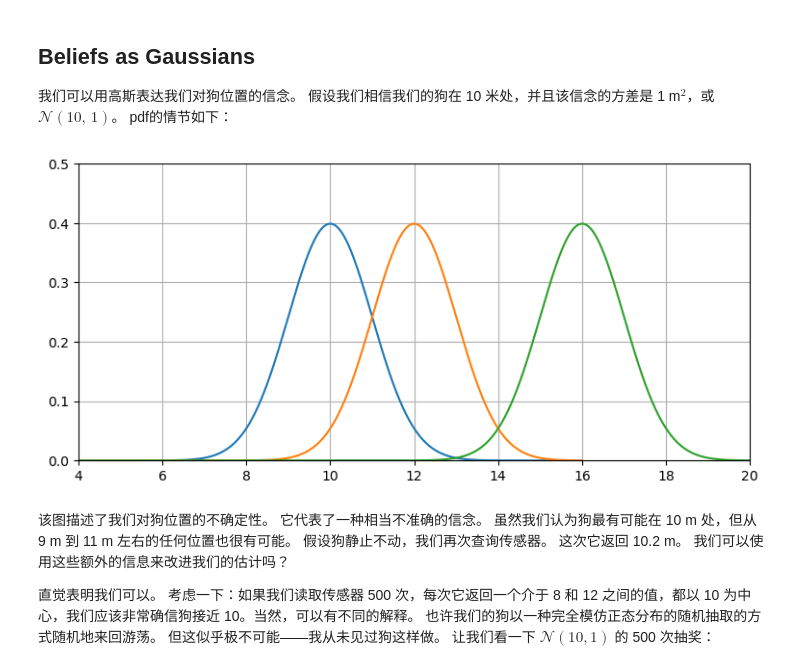
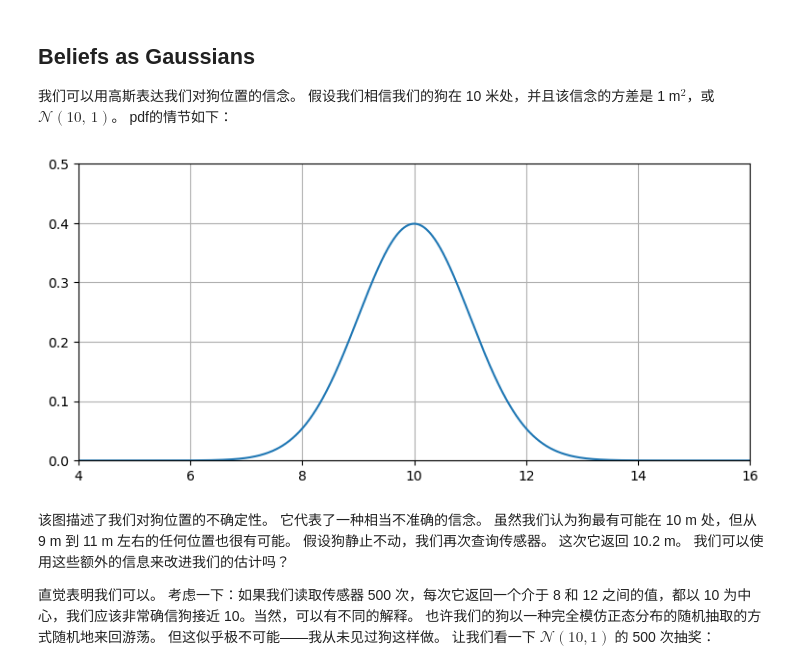
Before and after one commit to duyongquan/LTSLAM, a Jupyter notebook: xslam/xslam/kalman_filter/ch04-One-Dimensional-Kalman-Filters.ipynb, the cells around one changed output. Cells and saved outputs as stored; diff of their text form; code cells hidden in the pictures.

```diff
--- a/xslam/xslam/kalman_filter/ch04-One-Dimensional-Kalman-Filters.ipynb
+++ b/xslam/xslam/kalman_filter/ch04-One-Dimensional-Kalman-Filters.ipynb
@@ -29,15 +29,9 @@ book_format.set_style()
 # %%
 import filterpy.stats as stats
 stats.plot_gaussian_pdf(mean=10., variance=1.,
                         xlim=(4, 16), ylim=(0, .5));
-
-stats.plot_gaussian_pdf(mean=12., variance=1.,
-                        xlim=(4, 16), ylim=(0, .5));
-
-stats.plot_gaussian_pdf(mean=16., variance=1.,
-                        xlim=(4, 20), ylim=(0, .5));
 # %% [output]
-[figure, old version]
+[figure, new version]
 # %% [markdown]
 该图描述了我们对狗位置的不确定性。 它代表了一种相当不准确的信念。 虽然我们认为狗最有可能在 10 m 处，但从 9 m 到 11 m 左右的任何位置也很有可能。 假设狗静止不动，我们再次查询传感器。 这次它返回 10.2 m。 我们可以使用这些额外的信息来改进我们的估计吗？
 
```
Also changed, not shown: parts of 2 cells of this notebook, 2 other files.
